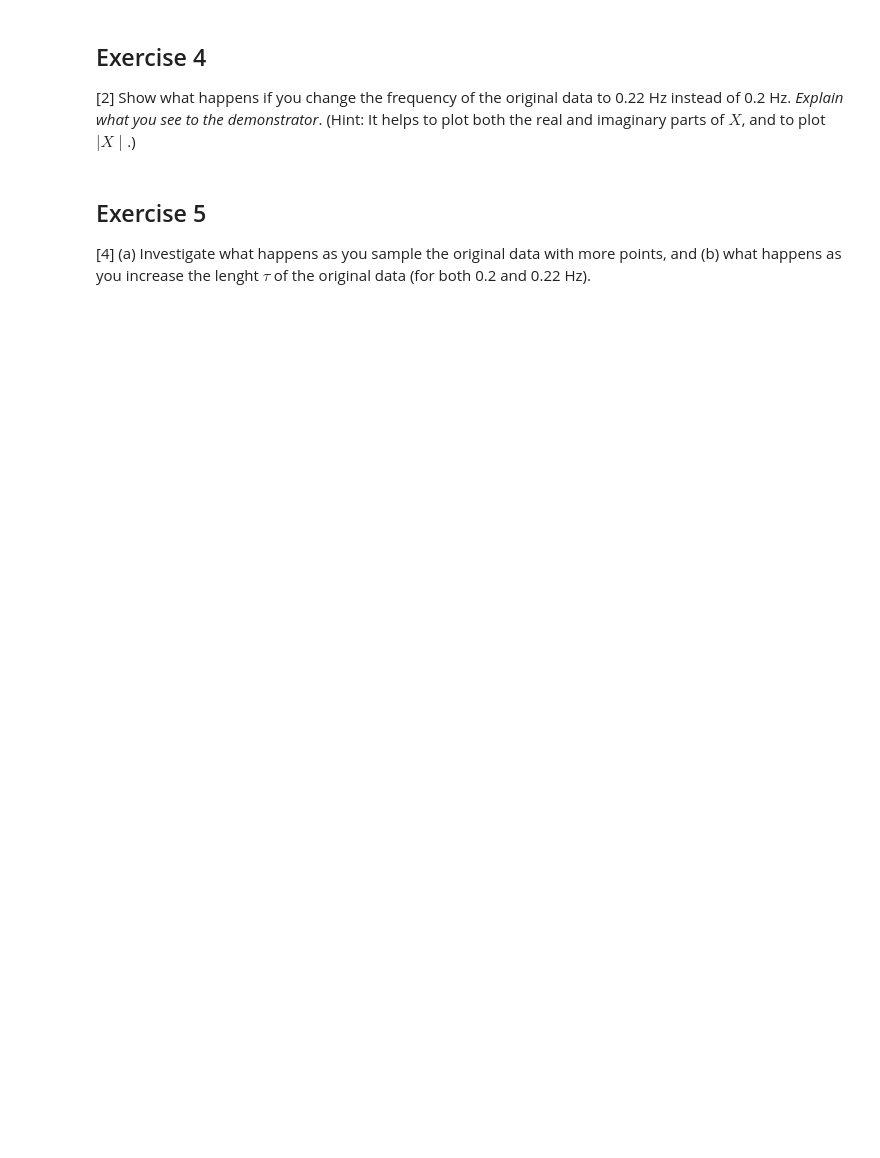
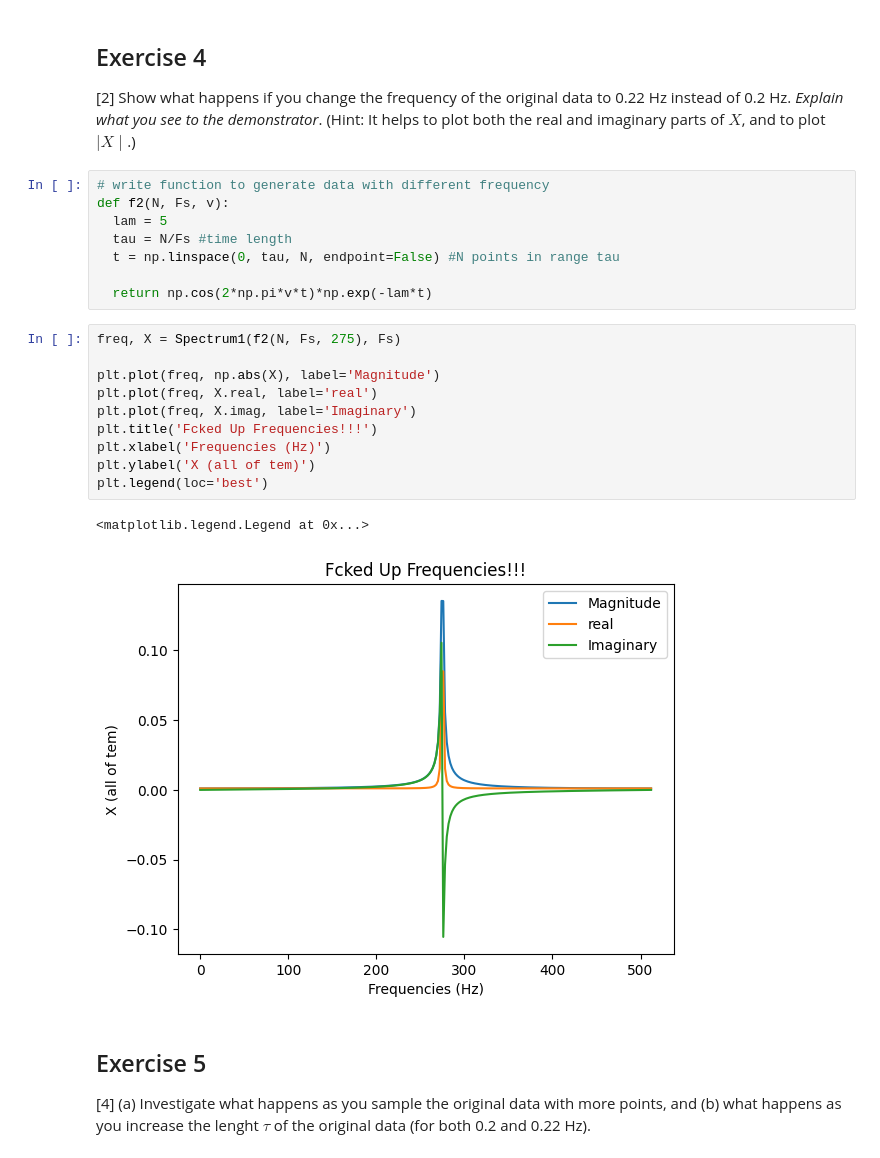
Before and after one commit to PX2145-2025/week-10-b-bshorner533, a Jupyter notebook: FFT.ipynb, the cells around one changed output. Drawn from its saved outputs; the diff is of its cells as text; blank space fills up the shorter version.

```diff
--- a/FFT.ipynb
+++ b/FFT.ipynb
@@ -346,6 +366,27 @@ Text(0, 0.5, 'Mag(X)')
 ## Exercise 4
 [2] Show what happens if you change the frequency of the original data to 0.22 Hz instead of 0.2 Hz. _Explain what you see to the demonstrator_.
 (Hint: It helps to plot both the real and imaginary parts of $X$, and to plot $\mid X \mid$.)
+# %%
+# write function to generate data with different frequency
+def f2(N, Fs, v):
+  lam = 5
+  tau = N/Fs #time length
+  t = np.linspace(0, tau, N, endpoint=False) #N points in range tau
+
+  return np.cos(2*np.pi*v*t)*np.exp(-lam*t)
+# %%
+freq, X = Spectrum1(f2(N, Fs, 275), Fs)
+
+plt.plot(freq, np.abs(X), label='Magnitude')
+plt.plot(freq, X.real, label='real')
+plt.plot(freq, X.imag, label='Imaginary')
+plt.title('Fcked Up Frequencies!!!')
+plt.xlabel('Frequencies (Hz)')
+plt.ylabel('X (all of tem)')
+plt.legend(loc='best')
+# %% [output]
+<matplotlib.legend.Legend at 0x...>
+[figure, added]
 # %% [markdown]
 ## Exercise 5
 
```
Also changed, not shown: parts of 9 cells of this notebook.
